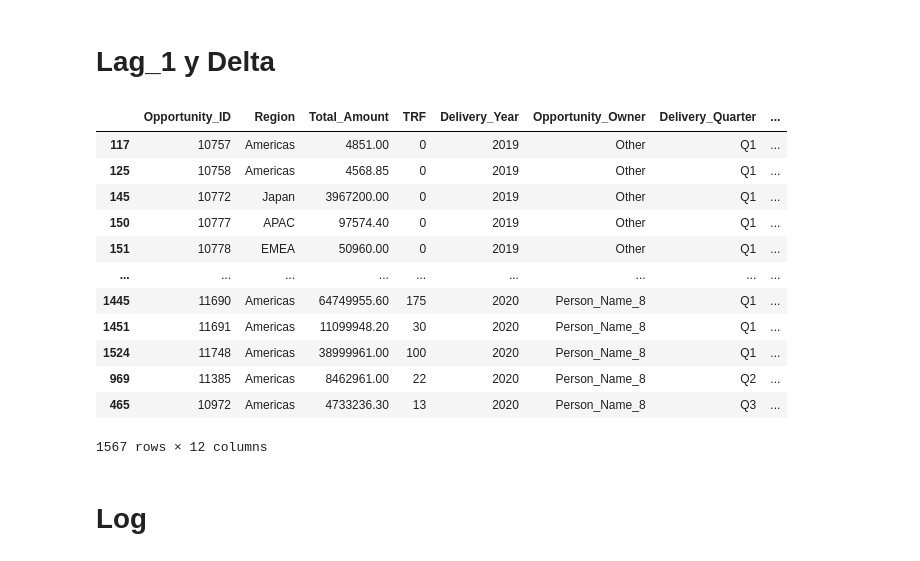
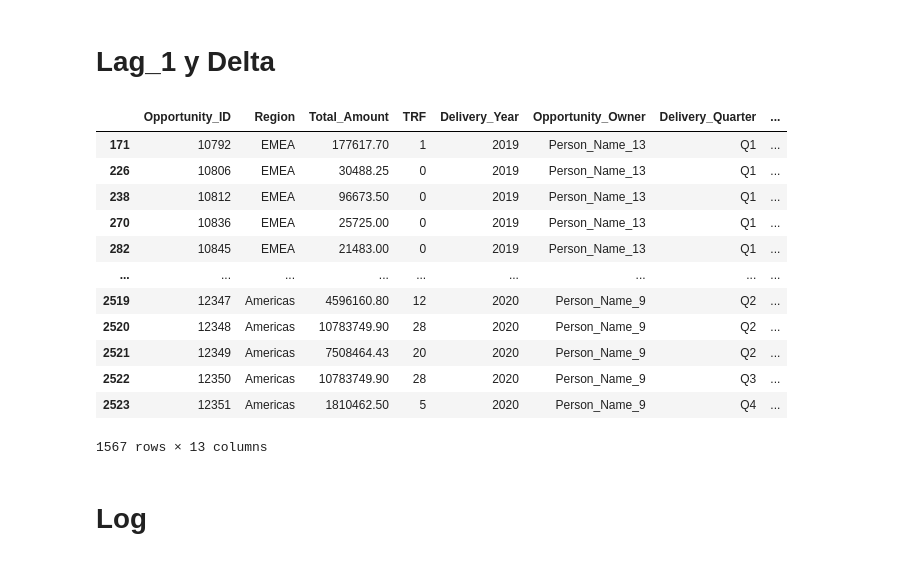
Before and after one commit to BautistaXifro/Machine-Learning-Datos, a Jupyter notebook: FeatureEngineering/FeatureEngineering.ipynb, the cells around one changed output. Saved outputs shown, nothing was run; the diff lists cells and outputs as text; code cells hidden in the pictures.

```diff
--- a/FeatureEngineering/FeatureEngineering.ipynb
+++ b/FeatureEngineering/FeatureEngineering.ipynb
@@ -179,7 +231,8 @@ short_df
 # %%
 short_df.Total_Amount = np.log(short_df.Total_Amount)
 short_df.Lag_1 = np.log(short_df.Lag_1)
-short_df.Promedio = np.log(short_df.Promedio)
+short_df['Promedio_Region_Por_Quarter'] = np.log(short_df['Promedio_Region_Por_Quarter'])
+short_df['Promedio_Owner_Por_Year_And_Quarter'] = np.log(short_df['Promedio_Owner_Por_Year_And_Quarter'])
 short_df.Delta = np.log(short_df.Delta + 1 - min(short_df.Delta))
 short_df.describe()
 # %% [output]
@@ -244,11 +297,11 @@ DataFrame_test
 | 2550 | 12368 | EMEA | 871020.8 | 3 | 2019 | Person_Name_16 | Q4 | ... |
 1567 rows × 9 columns
 # %%
-for persona in DataFrame_test.drop_duplicates('Opportunity_Owner', keep = 'last')['Opportunity_Owner']:
-    flag = False
-    for chequeo in short_df.drop_duplicates('Opportunity_Owner', keep = 'last')['Opportunity_Owner']:
-        if persona == chequeo:
-            flag = True
-    if flag == False:
-        DataFrame_test.loc[DataFrame_test['Opportunity_Owner'] == persona, 'Opportunity_Owner'] = 'Other'
-DataFrame_test
+#for persona in DataFrame_test.drop_duplicates('Opportunity_Owner', keep = 'last')['Opportunity_Owner']:
+#    flag = False
+#    for chequeo in short_df.drop_duplicates('Opportunity_Owner', keep = 'last')['Opportunity_Owner']:
+#        if persona == chequeo:
+#            flag = True
+#    if flag == False:
+#        DataFrame_test.loc[DataFrame_test['Opportunity_Owner'] == persona, 'Opportunity_Owner'] = 'Other'
+#DataFrame_test
@@ -288,0 +308,3 @@ Name: Opportunity_Owner, dtype: int64
+# %%
+DataFrame_test['Promedio_Region_Por_Quarter'] = DataFrame_test.groupby(['Region','Delivery_Quarter'])['Total_Amount'].transform('mean')
+DataFrame_test
@@ -289,5 +325,5 @@ Name: Opportunity_Owner, dtype: int64
 # %%
-DataFrame_test['Promedio'] = DataFrame_test.groupby(['Delivery_Year','Opportunity_Owner','Delivery_Quarter'])['Total_Amount'].transform('mean')
+DataFrame_test['Promedio_Owner_Por_Year_And_Quarter'] = DataFrame_test.groupby(['Delivery_Year','Opportunity_Owner','Delivery_Quarter'])['Total_Amount'].transform('mean')
 DataFrame_test = DataFrame_test.sort_values(['Opportunity_Owner','Delivery_Year', 'Delivery_Quarter'])
 DataFrame_test.head(25)
 # %% [output]
@@ -313,34 +349,34 @@ DataFrame_test.head(25)
 # %%
 last_person = 'NaN'
 i = 0
 Lag_1_test = []
 for person in DataFrame_test['Opportunity_Owner']:
     if person == last_person:
         if (DataFrame_test['Delivery_Quarter'][DataFrame_test.index[i]]) == (DataFrame_test['Delivery_Quarter'][DataFrame_test.index[i - 1]]):
             Lag_1_test.append(Lag_1_test[i - 1])
         else:
-            Lag_1_test.append(short_df['Promedio'][DataFrame_test.index[i - 1]])
+            Lag_1_test.append(short_df['Promedio_Owner_Por_Year_And_Quarter'][DataFrame_test.index[i - 1]])
     else:
         Lag_1_test.append(np.nan)
         last_person = person
     i = i + 1
 DataFrame_test['Lag_1'] = Lag_1_test
-DataFrame_test['Delta'] = DataFrame_test['Promedio'] - DataFrame_test['Lag_1'].fillna(0)
+DataFrame_test['Delta'] = DataFrame_test['Promedio_Owner_Por_Year_And_Quarter'] - DataFrame_test['Lag_1'].fillna(0)
 DataFrame_test
 # %% [output]
 |  | Opportunity_ID | Region | Total_Amount | TRF | Delivery_Year | Opportunity_Owner | Delivery_Quarter | ... |
-| 117 | 10757 | Americas | 4851.00 | 0 | 2019 | Other | Q1 | ... |
-| 125 | 10758 | Americas | 4568.85 | 0 | 2019 | Other | Q1 | ... |
-| 145 | 10772 | Japan | 3967200.00 | 0 | 2019 | Other | Q1 | ... |
-| 150 | 10777 | APAC | 97574.40 | 0 | 2019 | Other | Q1 | ... |
-| 151 | 10778 | EMEA | 50960.00 | 0 | 2019 | Other | Q1 | ... |
+| 171 | 10792 | EMEA | 177617.70 | 1 | 2019 | Person_Name_13 | Q1 | ... |
+| 226 | 10806 | EMEA | 30488.25 | 0 | 2019 | Person_Name_13 | Q1 | ... |
+| 238 | 10812 | EMEA | 96673.50 | 0 | 2019 | Person_Name_13 | Q1 | ... |
+| 270 | 10836 | EMEA | 25725.00 | 0 | 2019 | Person_Name_13 | Q1 | ... |
+| 282 | 10845 | EMEA | 21483.00 | 0 | 2019 | Person_Name_13 | Q1 | ... |
 | ... | ... | ... | ... | ... | ... | ... | ... | ... |
-| 1445 | 11690 | Americas | 64749955.60 | 175 | 2020 | Person_Name_8 | Q1 | ... |
-| 1451 | 11691 | Americas | 11099948.20 | 30 | 2020 | Person_Name_8 | Q1 | ... |
-| 1524 | 11748 | Americas | 38999961.00 | 100 | 2020 | Person_Name_8 | Q1 | ... |
-| 969 | 11385 | Americas | 8462961.00 | 22 | 2020 | Person_Name_8 | Q2 | ... |
-| 465 | 10972 | Americas | 4733236.30 | 13 | 2020 | Person_Name_8 | Q3 | ... |
+| 2519 | 12347 | Americas | 4596160.80 | 12 | 2020 | Person_Name_9 | Q2 | ... |
+| 2520 | 12348 | Americas | 10783749.90 | 28 | 2020 | Person_Name_9 | Q2 | ... |
+| 2521 | 12349 | Americas | 7508464.43 | 20 | 2020 | Person_Name_9 | Q2 | ... |
+| 2522 | 12350 | Americas | 10783749.90 | 28 | 2020 | Person_Name_9 | Q3 | ... |
+| 2523 | 12351 | Americas | 1810462.50 | 5 | 2020 | Person_Name_9 | Q4 | ... |
-1567 rows × 12 columns
+1567 rows × 13 columns
 # %% [markdown]
 # Log
 # %%
```
Also changed, not shown: parts of 18 cells of this notebook, 11 other files.
